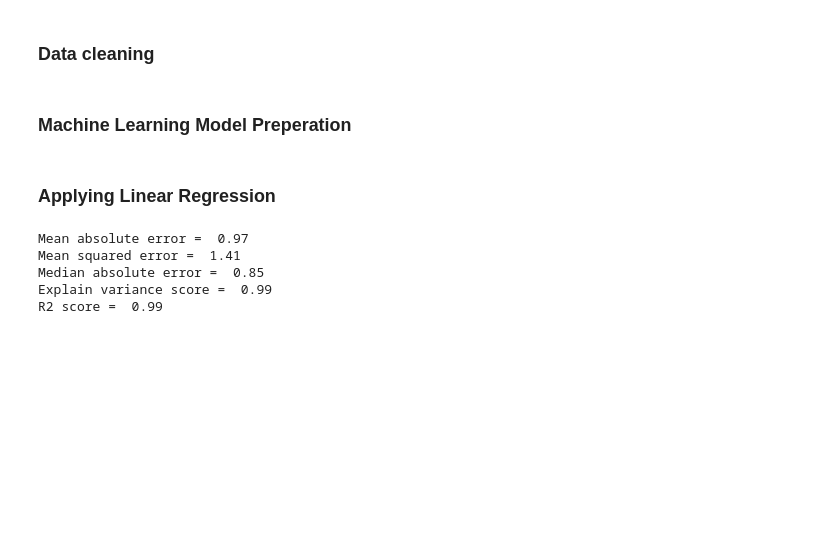
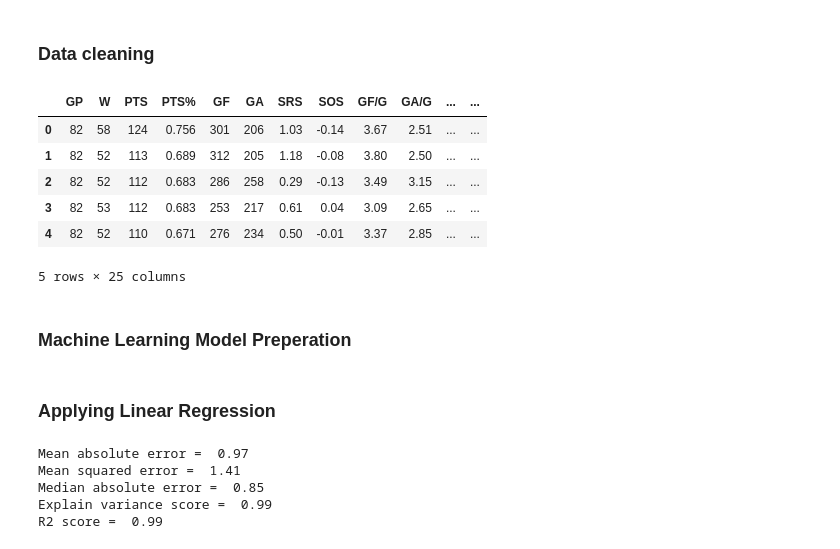
Before and after one commit to joelejchental/Portfolio---Data-Science, a Jupyter notebook: NHL Predict Wins - Machine Learning.ipynb, the cells around one changed output. Drawn from its saved outputs; the diff is of its cells as text; code cells hidden in the pictures; blank space fills up the shorter version.

```diff
--- a/NHL Predict Wins - Machine Learning.ipynb
+++ b/NHL Predict Wins - Machine Learning.ipynb
@@ -32,18 +41,27 @@ team_stats = pd.read_csv("C:/Users/joele/OneDrive/Documents/Data Science/Portfol
 # %%
 team_stats = team_stats.rename(columns=lambda x: x.strip())
 
 team_stats['Team'] = team_stats['Team'].apply(lambda x: re.sub(r'\*', '', x))
 # Remove '*' from team names, using regrex
 
 team_stats = team_stats.dropna()
 # Removing Nan data which can ruin ML model
 
 team_stats_2021_2022 = team_stats[-32:][['Team', 'W']].copy()
 team_stats.drop(['Rk', 'Team', 'L', 'OL', 'AvAge', 'SOW', 'SOL'], axis=1, inplace=True)
 
 # Removing data unrelated to win/loss as well as data defining types of wins/loss (eg: shootout win) as these are possible y_variables
 # for future models. Removing 'team' because player trades, coach changes and many other factors can cause a teams' status to change from
 # season to season and thus is not a strong variable to base future predictions.
+team_stats.head()
+# %% [output]
+|  | GP | W | PTS | PTS% | GF | GA | SRS | SOS | GF/G | GA/G | ... | ... |
+| 0 | 82 | 58 | 124 | 0.756 | 301 | 206 | 1.03 | -0.14 | 3.67 | 2.51 | ... | ... |
+| 1 | 82 | 52 | 113 | 0.689 | 312 | 205 | 1.18 | -0.08 | 3.80 | 2.50 | ... | ... |
+| 2 | 82 | 52 | 112 | 0.683 | 286 | 258 | 0.29 | -0.13 | 3.49 | 3.15 | ... | ... |
+| 3 | 82 | 53 | 112 | 0.683 | 253 | 217 | 0.61 | 0.04 | 3.09 | 2.65 | ... | ... |
+| 4 | 82 | 52 | 110 | 0.671 | 276 | 234 | 0.50 | -0.01 | 3.37 | 2.85 | ... | ... |
+5 rows × 25 columns
 # %% [markdown]
 ### Machine Learning Model Preperation
 # %%
```
Also changed, not shown: parts of 7 cells of this notebook.
